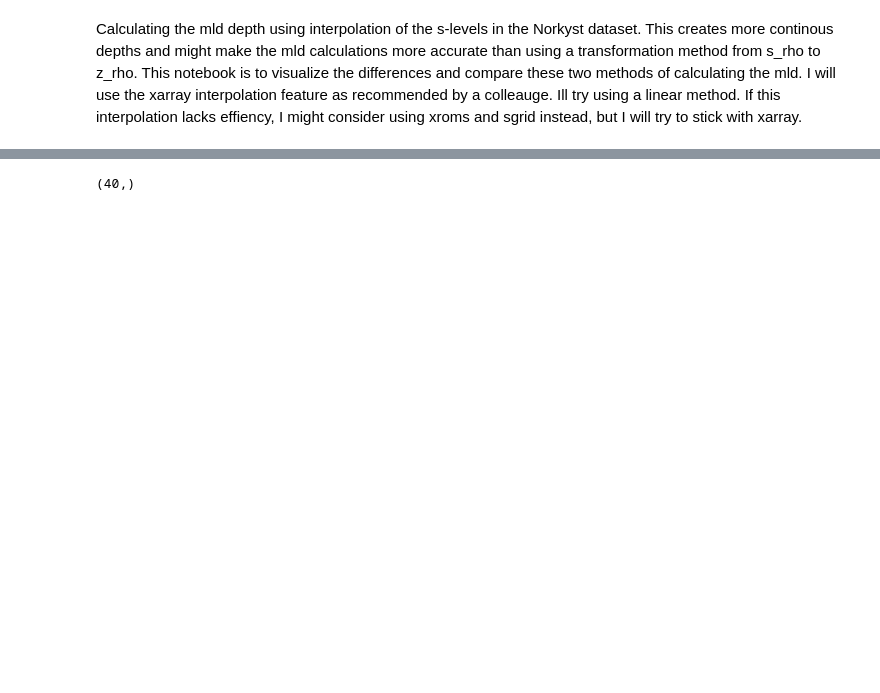
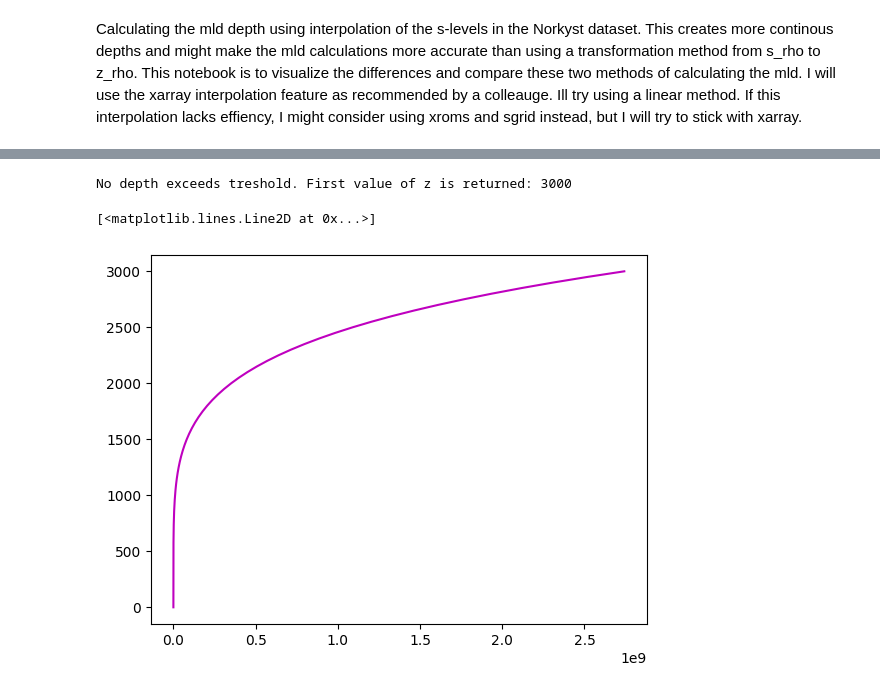
Before and after one commit to metno/ocean-ai, a Jupyter notebook: plot/mld_interpolated.ipynb, the cells around one changed output, grey strips where cells are left out. Drawn from its saved outputs; the diff is of its cells as text; code cells hidden in the pictures; blank space fills up the shorter version.

```diff
--- a/plot/mld_interpolated.ipynb
+++ b/plot/mld_interpolated.ipynb
@@ -15,0 +10,23 @@ pot_dens = pot_dens.values
+# %%
+#example area
+ds_2024 = xr.open_dataset(f'/lustre/storeB/project/fou/hi/foccus/datasets/symlinks/norkystv3-hindcast/2024/norkyst800-20240330.nc').isel( time = 0, X = 360, Y = 760)
+
+# Depths to interpolate to
+zlevs = np.arange(0,51,1)
+zlevs = np.insert(zlevs,len(zlevs),values=np.arange(52,102,2), axis =0)
+zlevs = np.insert(zlevs,len(zlevs),values=np.arange(105,305,5), axis =0)
+zlevs = np.insert(zlevs,len(zlevs),values=np.arange(520,1020,20), axis =0)
+zlevs = np.insert(zlevs,len(zlevs),values=np.arange(1050,3050,50), axis =0)
+
+#interpolation of zlevels from Kjerstis code
+z = ds_2024.interp(s_rho = zlevs, method = "linear").to_dataarray()
+z_i = z["s_rho"].values
+print(z_i.shape)
+
+temp_i = ds_2024.interp(s_rho = zlevs, method = "linear").to_dataarray()
+salinity_i = ds_2024.interp(s_rho = zlevs, method = "linear").to_dataarray()
+
+temp_i = temp_i["s_rho"]
+salinity_i = salinity_i["s_rho"]
+print(temp_i.shape)
+print(salinity_i.shape)
@@ -64,4 +56,0 @@ Data variables: (12/18)
-# %%
-print(pot_dens.shape)
-# %% [output]
-(40,)
@@ -77,0 +57,12 @@ z = ds_2024.interp(s_rho = zlevs, method = "linear")
+# %%
+pot_dens = dens(temp_i, salinity_i)
+pot_dens = pot_dens.values
+# %%
+MLD(pot_dens=pot_dens, z = z_i)
+# %% [output]
+No depth exceeds treshold. First value of z is returned: 3000
+# %%
+plt.plot(pot_dens,z_i, color = "m")
+# %% [output]
+[<matplotlib.lines.Line2D at 0x...>]
+[figure, added]
```
Also changed, not shown: parts of 8 cells of this notebook, 2 other files.
